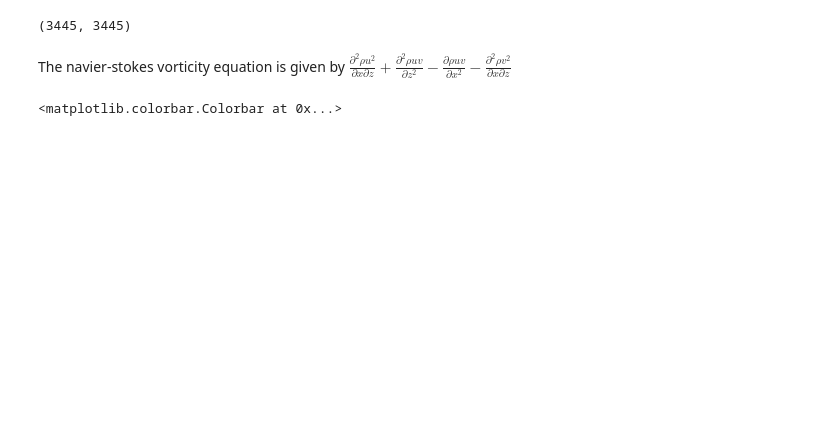
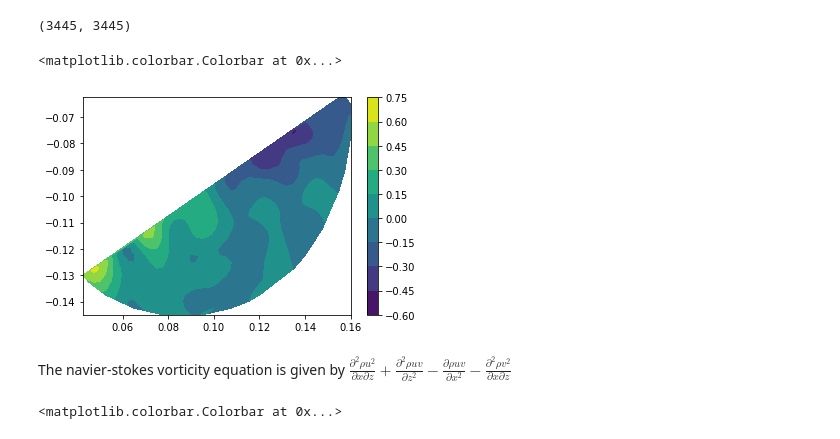
Before and after one commit to BAAYoung/RIMSAR, a Jupyter notebook: notebooks/03_analysis/301021BAY_RIMS_vorticity_inference.ipynb, the cells around one changed output. Drawn from its saved outputs; the diff is of its cells as text; code cells hidden in the pictures; blank space fills up the shorter version.

```diff
--- a/notebooks/03_analysis/301021BAY_RIMS_vorticity_inference.ipynb
+++ b/notebooks/03_analysis/301021BAY_RIMS_vorticity_inference.ipynb
@@ -272,6 +274,18 @@ d3udz3 = np.diag(gaussian_smooth(np.matmul(np.matmul(dphidz_matu,d2phidz2_matu),
 d3vdx3 = np.diag(gaussian_smooth(np.matmul(np.matmul(dphidx_matu,d2phidx2_matu),v_test),nx,nz,d2sigma)[interior_index,0])
 d3udx2dz = np.diag(gaussian_smooth(np.matmul(np.matmul(dphidz_matu,d2phidx2_matu),u_test),nx,nz,d2sigma)[interior_index,0])
 d3vdxdz2 = np.diag(gaussian_smooth(np.matmul(np.matmul(dphidx_matu,d2phidz2_matu),v_test),nx,nz,d2sigma)[interior_index,0])
+# %%
+#checking continuity:
+
+dpudx = np.matmul(dphidx_matu,rho_test*u_test)
+dpvdz = np.matmul(dphidz_matu,rho_test*v_test)
+plt.tricontourf(Xtotal[interior_index,0],Xtotal[interior_index,1],(dpudx+dpvdz)[interior_index,0])
+plt.colorbar()
+#plt.plot(np.abs((dpudx+dpvdz)[:,0]),'.')
+#plt.yscale('log')
+# %% [output]
+<matplotlib.colorbar.Colorbar at 0x...>
+[figure, added]
 # %% [markdown]
 The navier-stokes vorticity equation is given by
 $ \frac{\partial^2 \rho u^2}{\partial x \partial z} + \frac{\partial^2 \rho u v}{\partial z^2} - \frac{\partial \rho u v}{\partial x^2} - \frac{\partial^2 \rho v^2}{\partial x \partial z}$
```
Also changed, not shown: parts of 13 cells of this notebook, 1 other file.
